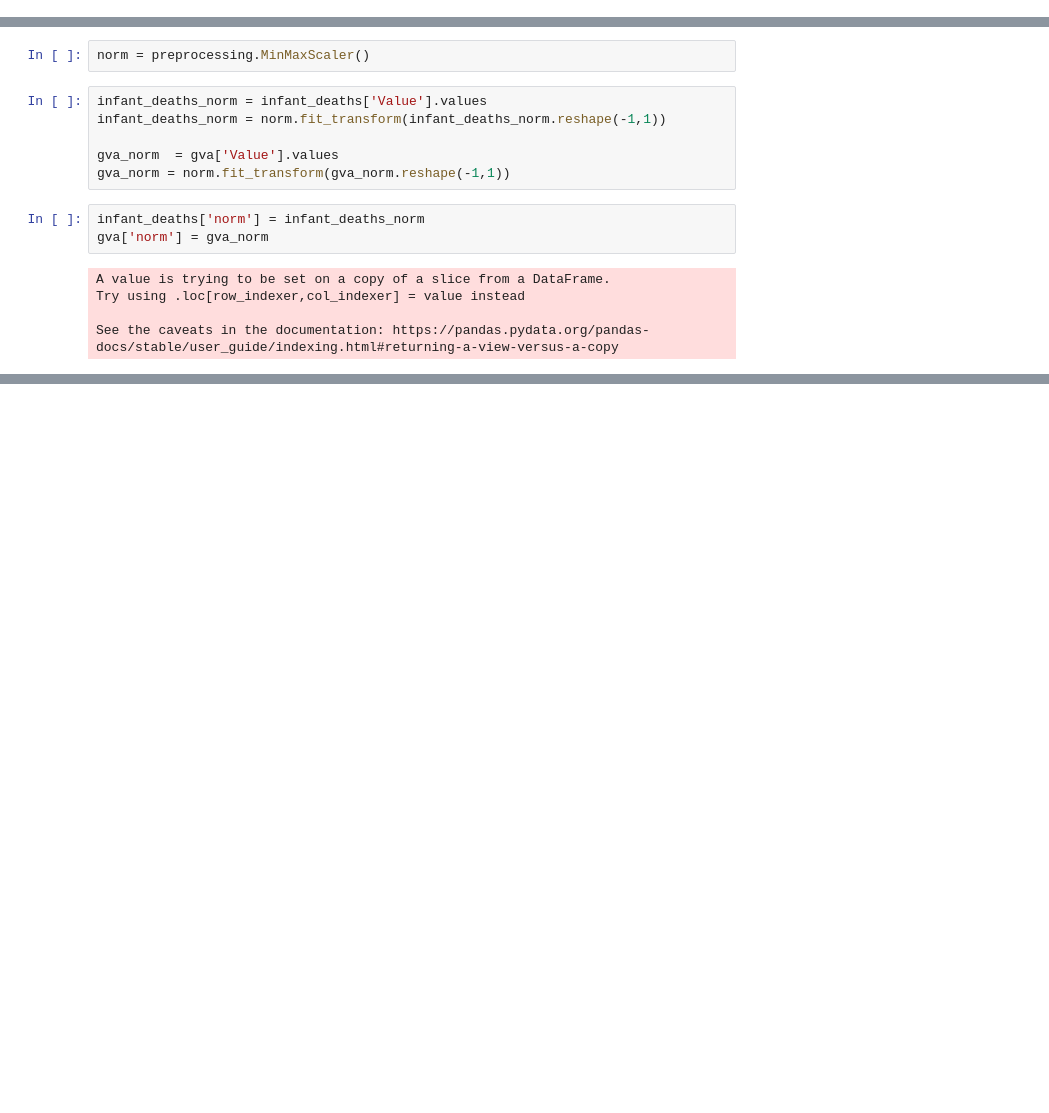
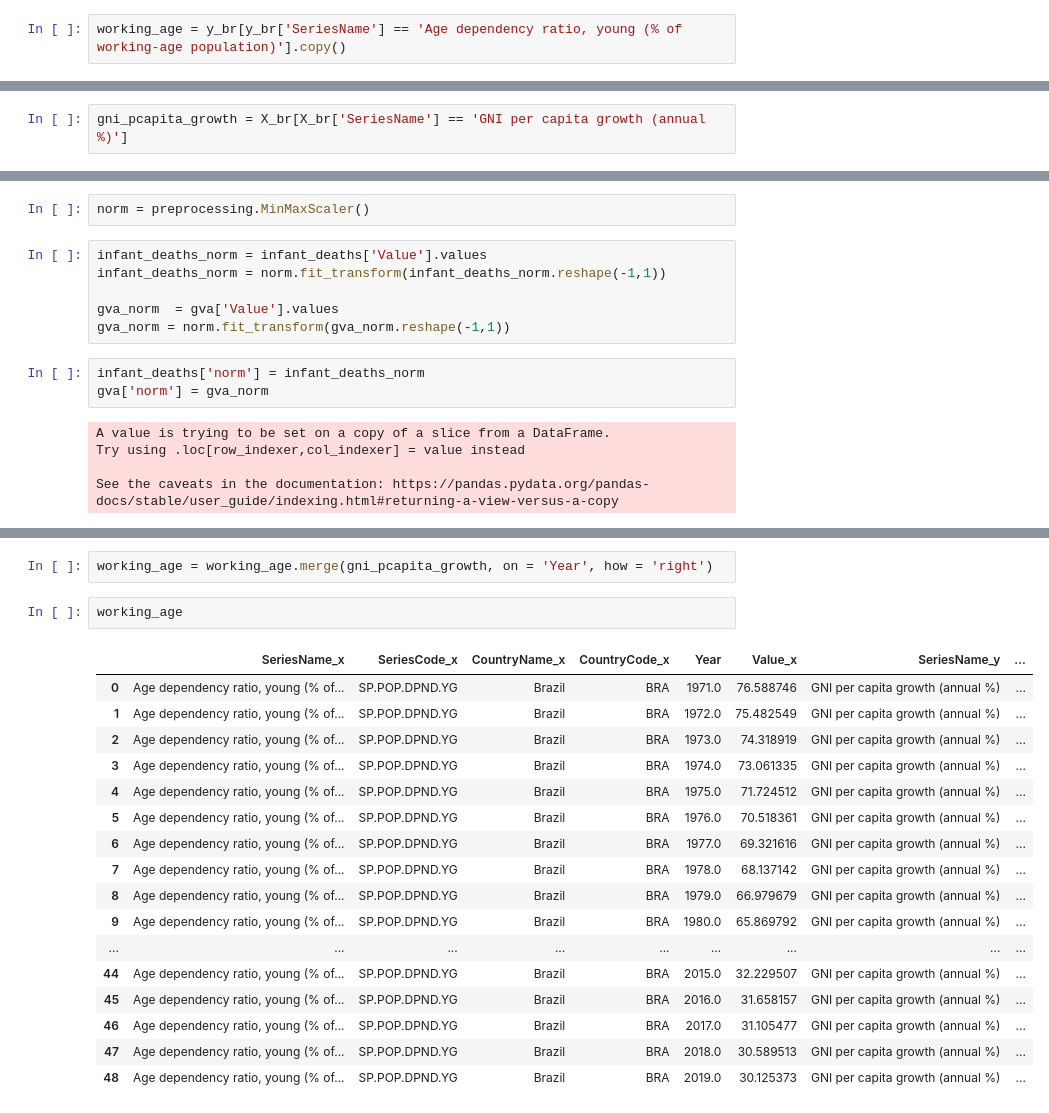
Before and after one commit to lucas-coutinho/brics-data-analysis, a Jupyter notebook: brics_health_and_poverty.ipynb, the cells around one changed output, grey strips where cells are left out. Cells and saved outputs as stored; diff of their text form; blank space fills up the shorter version.

```diff
--- a/brics_health_and_poverty.ipynb
+++ b/brics_health_and_poverty.ipynb
@@ -218,5 +185,9 @@ gva.head()
 | 4235 | Gross value added at basic prices... | NY.GDP.FCST.CD | Brazil | BRA | 1972.0 | 4.986391e+10 |
 | 5965 | Gross value added at basic prices... | NY.GDP.FCST.CD | Brazil | BRA | 1973.0 | 6.793320e+10 |
 | 7695 | Gross value added at basic prices... | NY.GDP.FCST.CD | Brazil | BRA | 1974.0 | 9.137394e+10 |
+# %%
+working_age = y_br[y_br['SeriesName'] == 'Age dependency ratio, young (% of working-age population)'].copy()
 # %%
 infant_deaths = y_br[y_br['SeriesName'] == 'Number of infant deaths'].copy()
+# %%
+gni_pcapita_growth = X_br[X_br['SeriesName'] == 'GNI per capita growth (annual %)']
@@ -288,0 +217,22 @@ fig.add_trace(go.Bar(x = gva['Year'], y = gva['norm'], name= 'GVA'))
+# %%
+working_age = working_age.merge(gni_pcapita_growth, on = 'Year', how = 'right')
+# %%
+working_age
+# %% [output]
+|  | SeriesName_x | SeriesCode_x | CountryName_x | CountryCode_x | Year | Value_x | SeriesName_y | ... |
+| 0 | Age dependency ratio, young (% of... | SP.POP.DPND.YG | Brazil | BRA | 1971.0 | 76.588746 | GNI per capita growth (annual %) | ... |
+| 1 | Age dependency ratio, young (% of... | SP.POP.DPND.YG | Brazil | BRA | 1972.0 | 75.482549 | GNI per capita growth (annual %) | ... |
+| 2 | Age dependency ratio, young (% of... | SP.POP.DPND.YG | Brazil | BRA | 1973.0 | 74.318919 | GNI per capita growth (annual %) | ... |
+| 3 | Age dependency ratio, young (% of... | SP.POP.DPND.YG | Brazil | BRA | 1974.0 | 73.061335 | GNI per capita growth (annual %) | ... |
+| 4 | Age dependency ratio, young (% of... | SP.POP.DPND.YG | Brazil | BRA | 1975.0 | 71.724512 | GNI per capita growth (annual %) | ... |
+| 5 | Age dependency ratio, young (% of... | SP.POP.DPND.YG | Brazil | BRA | 1976.0 | 70.518361 | GNI per capita growth (annual %) | ... |
+| 6 | Age dependency ratio, young (% of... | SP.POP.DPND.YG | Brazil | BRA | 1977.0 | 69.321616 | GNI per capita growth (annual %) | ... |
+| 7 | Age dependency ratio, young (% of... | SP.POP.DPND.YG | Brazil | BRA | 1978.0 | 68.137142 | GNI per capita growth (annual %) | ... |
+| 8 | Age dependency ratio, young (% of... | SP.POP.DPND.YG | Brazil | BRA | 1979.0 | 66.979679 | GNI per capita growth (annual %) | ... |
+| 9 | Age dependency ratio, young (% of... | SP.POP.DPND.YG | Brazil | BRA | 1980.0 | 65.869792 | GNI per capita growth (annual %) | ... |
+| ... | ... | ... | ... | ... | ... | ... | ... | ... |
+| 44 | Age dependency ratio, young (% of... | SP.POP.DPND.YG | Brazil | BRA | 2015.0 | 32.229507 | GNI per capita growth (annual %) | ... |
+| 45 | Age dependency ratio, young (% of... | SP.POP.DPND.YG | Brazil | BRA | 2016.0 | 31.658157 | GNI per capita growth (annual %) | ... |
+| 46 | Age dependency ratio, young (% of... | SP.POP.DPND.YG | Brazil | BRA | 2017.0 | 31.105477 | GNI per capita growth (annual %) | ... |
+| 47 | Age dependency ratio, young (% of... | SP.POP.DPND.YG | Brazil | BRA | 2018.0 | 30.589513 | GNI per capita growth (annual %) | ... |
+| 48 | Age dependency ratio, young (% of... | SP.POP.DPND.YG | Brazil | BRA | 2019.0 | 30.125373 | GNI per capita growth (annual %) | ... |
```
Also changed, not shown: parts of 31 cells of this notebook.
